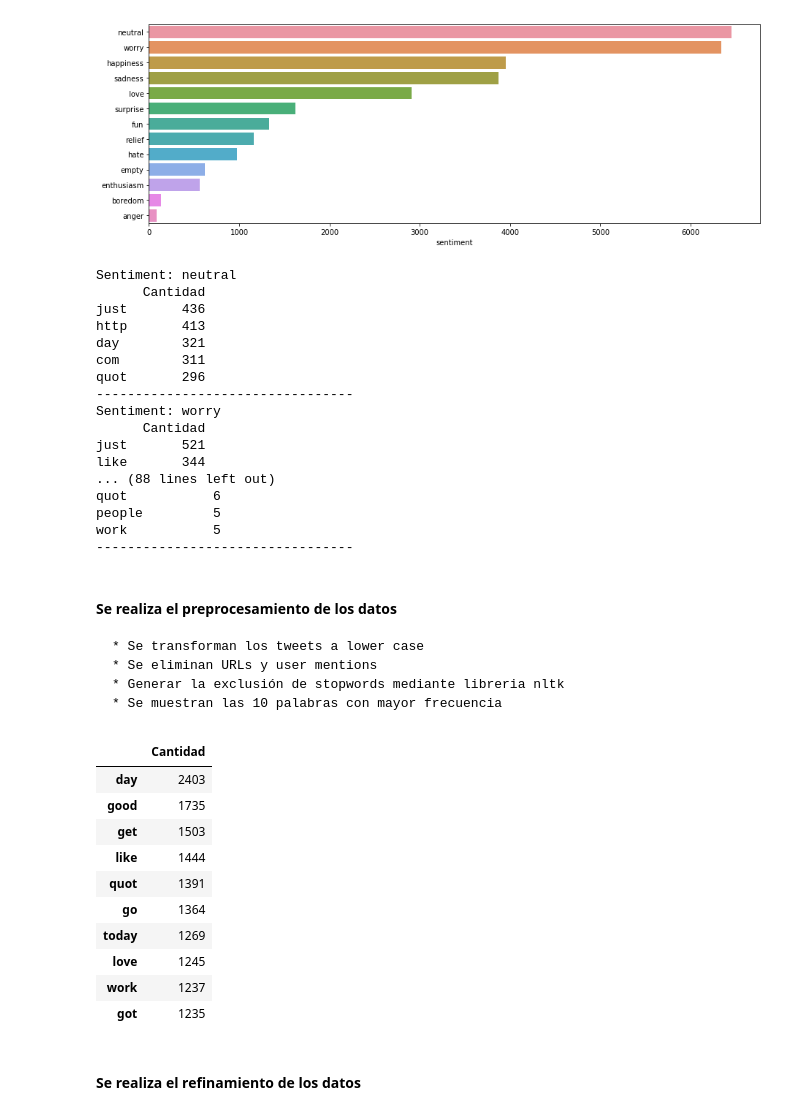
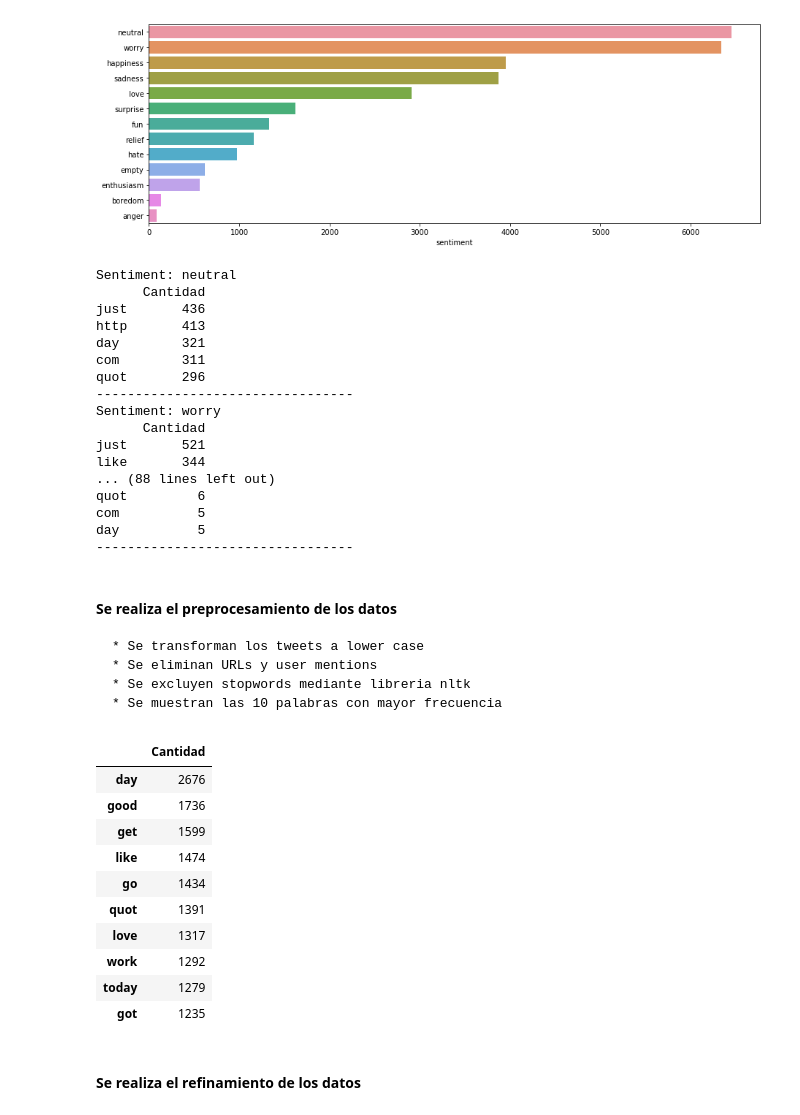
Before and after one commit to jvaldesh/data_science, a Jupyter notebook: 03_machine_learning/Prueba 1/Julio Valdés - Prueba 1. Análisis de Sentimientos de Twitter.ipynb, the cells around one changed output. Saved outputs shown, nothing was run; the diff lists cells and outputs as text; code cells hidden in the pictures.

```diff
--- a/03_machine_learning/Prueba 1/Julio Valdés - Prueba 1. Análisis de Sentimientos de Twitter.ipynb
+++ b/03_machine_learning/Prueba 1/Julio Valdés - Prueba 1. Análisis de Sentimientos de Twitter.ipynb
@@ -49,12 +49,19 @@ from sklearn.discriminant_analysis import LinearDiscriminantAnalysis
 from sklearn.svm import SVC
 from sklearn.tree import DecisionTreeClassifier
 from sklearn.ensemble import GradientBoostingClassifier
+from sklearn.metrics import roc_curve
+from sklearn.metrics import roc_auc_score
 
 import string
 import re
 import nltk
 nltk.download('stopwords')
 from nltk.corpus import stopwords
+from nltk import word_tokenize
+from nltk.stem import WordNetLemmatizer
+nltk.download('wordnet')
+from nltk.stem import WordNetLemmatizer
+lemmatizer = WordNetLemmatizer()
 
 df = pd.read_csv('training_tweets.csv').drop(columns = ['Unnamed: 0'])
 df.head(5)
@@ -125,7 +136,7 @@ def top100(df, sentiment):
 # %%
 for sentiment in sentiment_count.index:
     print("Sentiment: {}".format(sentiment))
-    print(top100(df, sentiment).head(5))
+    print(top10(df, sentiment).head(5))
     print("---------------------------------")
 # %% [output]
 Sentiment: neutral
@@ -141,15 +152,15 @@ Sentiment: worry
 just       521
 like       344
 ... (88 lines left out)
-quot           6
-people         5
-work           5
+quot         6
+com          5
+day          5
 ---------------------------------
 # %% [markdown]
 #### Se realiza el preprocesamiento de los datos
     * Se transforman los tweets a lower case
     * Se eliminan URLs y user mentions
-    * Generar la exclusión de stopwords mediante libreria nltk
+    * Se excluyen stopwords mediante libreria nltk
     * Se muestran las 10 palabras con mayor frecuencia
 # %%
 def preprocesamiento(text):
@@ -162,25 +173,34 @@ def preprocesamiento(text):
     """
     text = text.lower()
     text = re.sub(r"(?:\@|https?\://)\S+", "", text)
+    text_temp = []
+    for word in text.split(' '):
+        text_temp.append(lemmatizer.lemmatize(word))
+
+    text = ' '.join(text_temp)
 
     return text
 # %%
-cv = CountVectorizer(stop_words = stopwords.words('english'), max_features= 100, preprocessor=preprocesamiento)
+sw = stopwords.words('english')
+sw.append('doe')
+sw.append('ha')
+sw.append('wa')
+cv = CountVectorizer(stop_words = sw, max_features= 10, preprocessor=preprocesamiento)
 cv_fit = cv.fit_transform(df['content'])
 words = cv.get_feature_names()
 words_freq = cv_fit.toarray().sum(axis=0)
 pd.DataFrame(words_freq, index = words, columns = ['Cantidad']).sort_values(by=['Cantidad'], ascending=False).head(10)
 # %% [output]
 |  | Cantidad |
-| day | 2403 |
-| good | 1735 |
-| get | 1503 |
-| like | 1444 |
+| day | 2676 |
+| good | 1736 |
+| get | 1599 |
+| like | 1474 |
+| go | 1434 |
 | quot | 1391 |
-| go | 1364 |
-| today | 1269 |
-| love | 1245 |
-| work | 1237 |
+| love | 1317 |
+| work | 1292 |
+| today | 1279 |
 | got | 1235 |
 # %% [markdown]
 #### Se realiza el refinamiento de los datos
```
Also changed, not shown: parts of 36 cells of this notebook.
